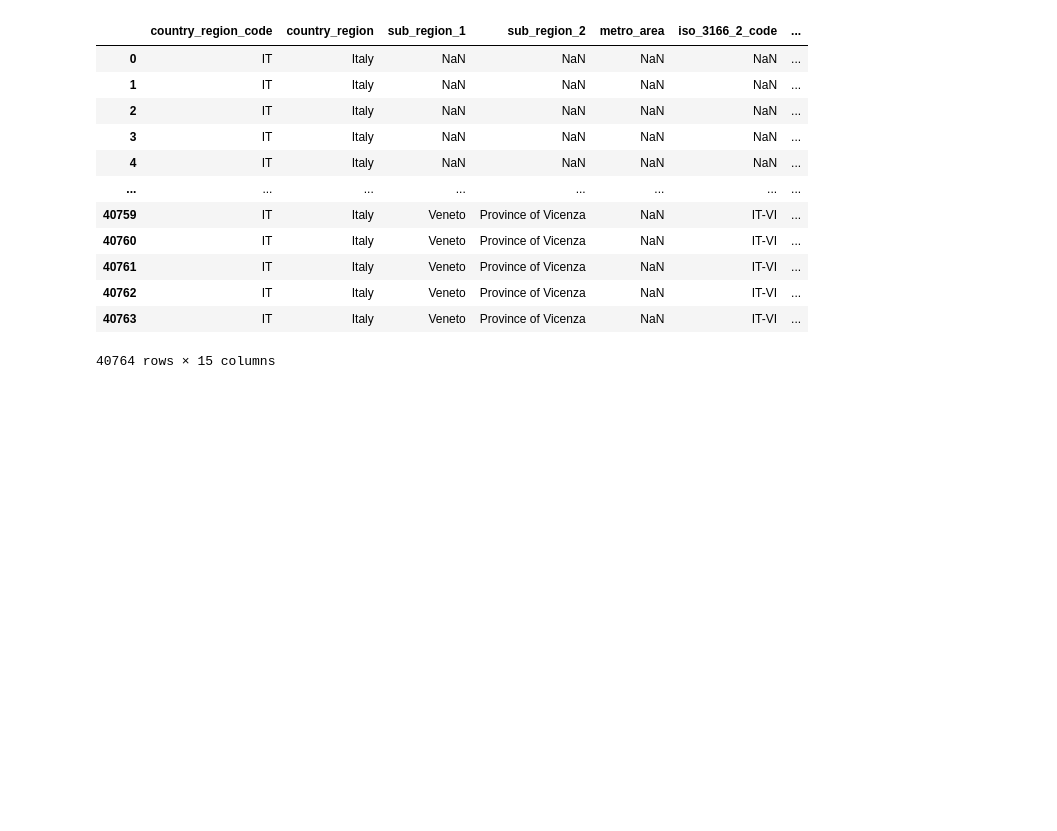
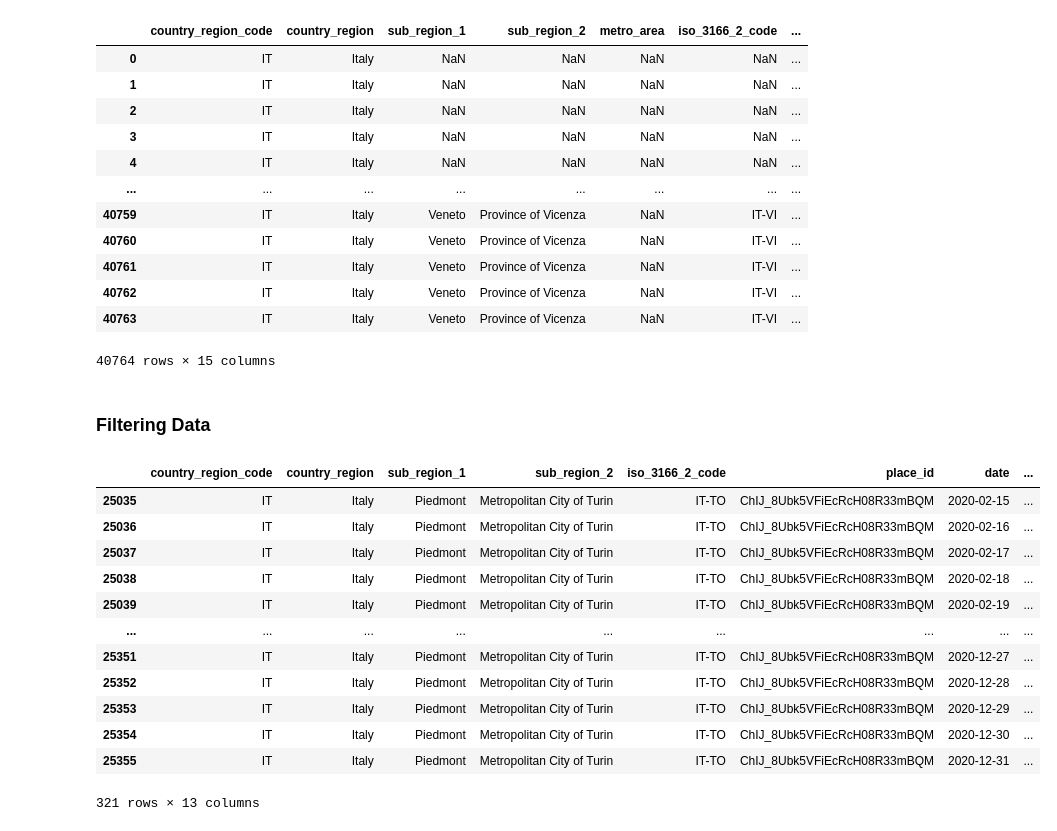
Before and after one commit to danielegerbaldo/Turin-Air-Quality-Comparison-Lockdown, a Jupyter notebook: Turin-Air-Quality-Comparison-Lockdown.ipynb, the cells around one changed output. Drawn from its saved outputs; the diff is of its cells as text; code cells hidden in the pictures; blank space fills up the shorter version.

```diff
--- a/Turin-Air-Quality-Comparison-Lockdown.ipynb
+++ b/Turin-Air-Quality-Comparison-Lockdown.ipynb
@@ -29,3 +33,25 @@ mobility_data
 | 40762 | IT | Italy | Veneto | Province of Vicenza | NaN | IT-VI | ... |
 | 40763 | IT | Italy | Veneto | Province of Vicenza | NaN | IT-VI | ... |
 40764 rows × 15 columns
+# %% [markdown]
+### Filtering Data
+# %%
+#Filtering by sub_region
+to_mobility_data = it_mobility_data[it_mobility_data['sub_region_2'] == 'Metropolitan City of Turin'].copy()
+#remove empty column
+to_mobility_data.dropna(how='all', axis=1, inplace=True)
+to_mobility_data
+# %% [output]
+|  | country_region_code | country_region | sub_region_1 | sub_region_2 | iso_3166_2_code | place_id | date | ... |
+| 25035 | IT | Italy | Piedmont | Metropolitan City of Turin | IT-TO | ChIJ_8Ubk5VFiEcRcH08R33mBQM | 2020-02-15 | ... |
+| 25036 | IT | Italy | Piedmont | Metropolitan City of Turin | IT-TO | ChIJ_8Ubk5VFiEcRcH08R33mBQM | 2020-02-16 | ... |
+| 25037 | IT | Italy | Piedmont | Metropolitan City of Turin | IT-TO | ChIJ_8Ubk5VFiEcRcH08R33mBQM | 2020-02-17 | ... |
+| 25038 | IT | Italy | Piedmont | Metropolitan City of Turin | IT-TO | ChIJ_8Ubk5VFiEcRcH08R33mBQM | 2020-02-18 | ... |
+| 25039 | IT | Italy | Piedmont | Metropolitan City of Turin | IT-TO | ChIJ_8Ubk5VFiEcRcH08R33mBQM | 2020-02-19 | ... |
+| ... | ... | ... | ... | ... | ... | ... | ... | ... |
+| 25351 | IT | Italy | Piedmont | Metropolitan City of Turin | IT-TO | ChIJ_8Ubk5VFiEcRcH08R33mBQM | 2020-12-27 | ... |
+| 25352 | IT | Italy | Piedmont | Metropolitan City of Turin | IT-TO | ChIJ_8Ubk5VFiEcRcH08R33mBQM | 2020-12-28 | ... |
+| 25353 | IT | Italy | Piedmont | Metropolitan City of Turin | IT-TO | ChIJ_8Ubk5VFiEcRcH08R33mBQM | 2020-12-29 | ... |
+| 25354 | IT | Italy | Piedmont | Metropolitan City of Turin | IT-TO | ChIJ_8Ubk5VFiEcRcH08R33mBQM | 2020-12-30 | ... |
+| 25355 | IT | Italy | Piedmont | Metropolitan City of Turin | IT-TO | ChIJ_8Ubk5VFiEcRcH08R33mBQM | 2020-12-31 | ... |
+321 rows × 13 columns
```
Also changed, not shown: parts of 12 cells of this notebook.
